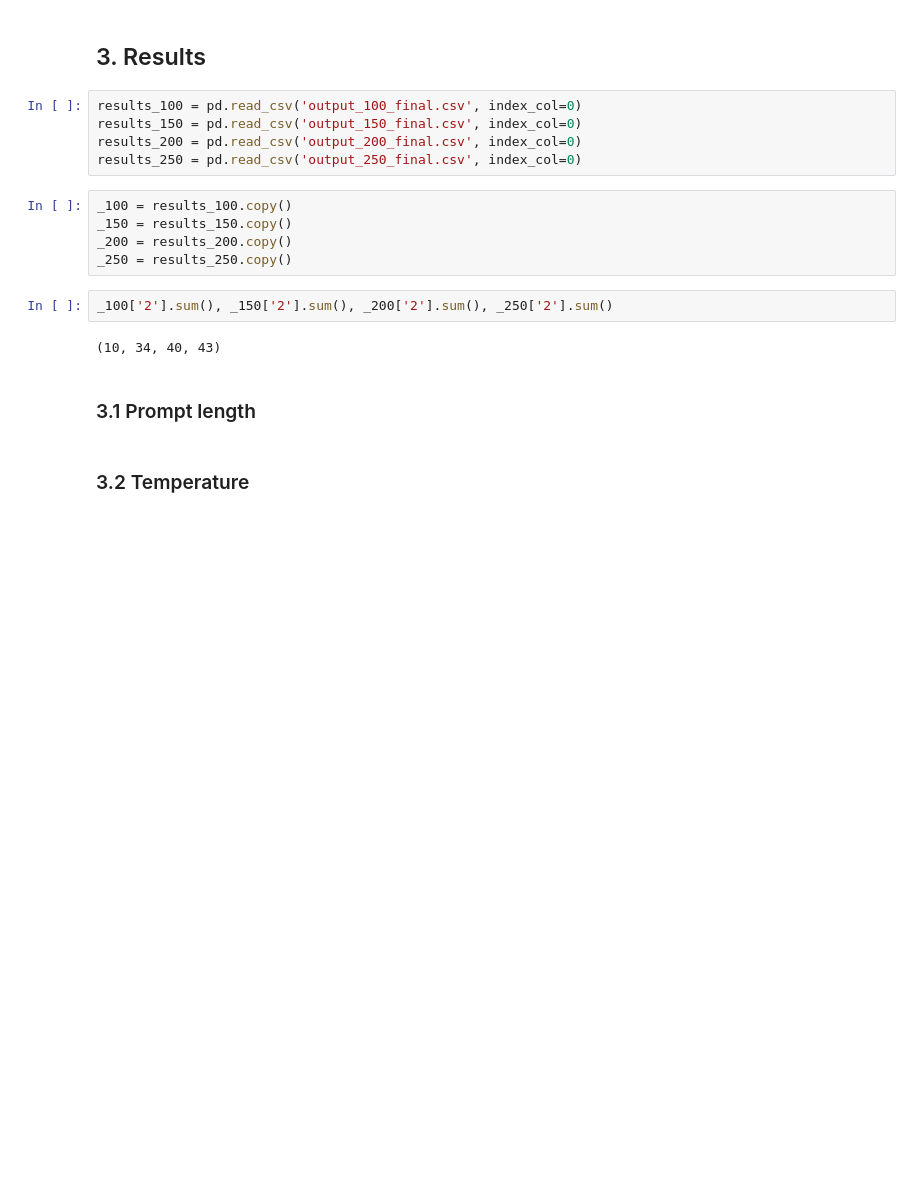
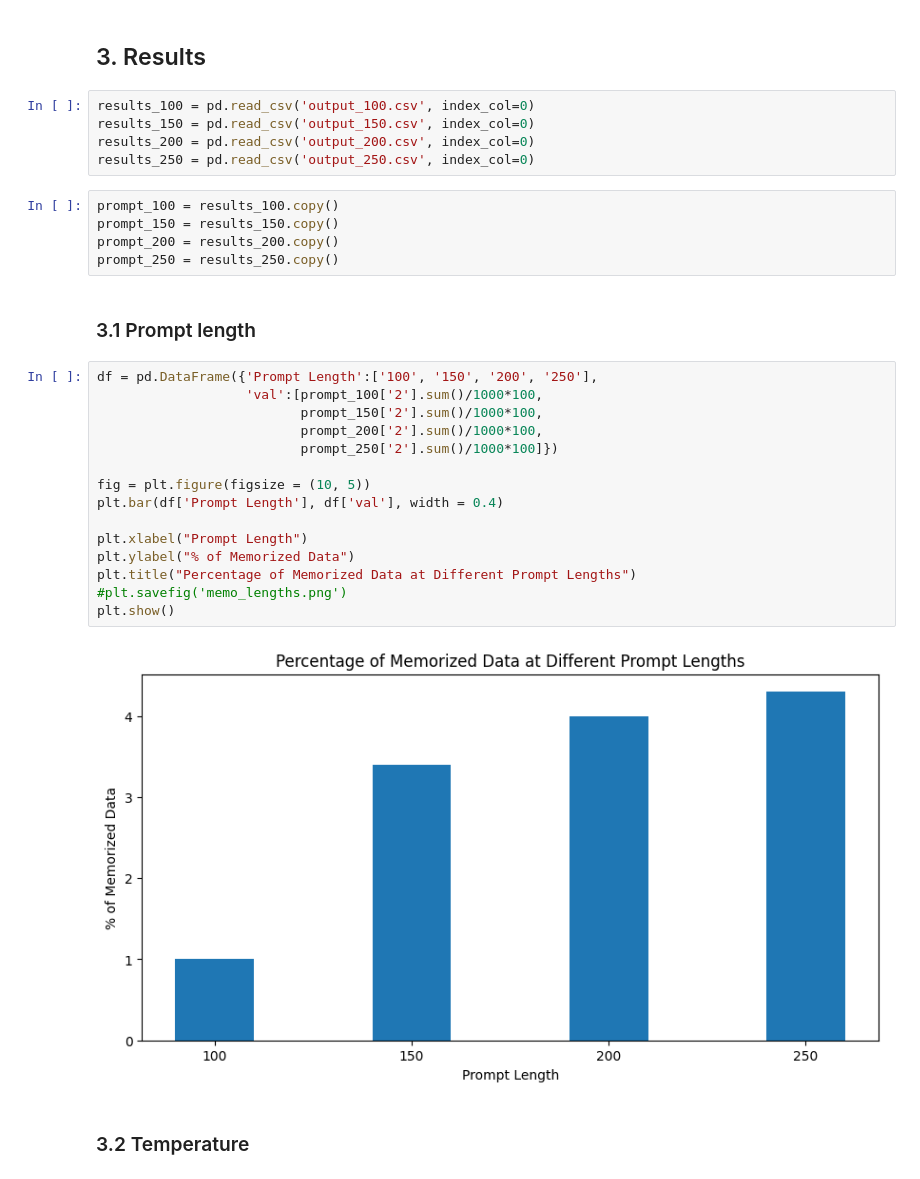
Before and after one commit to NataliaKurd/transformers_end_assignment, a Jupyter notebook: transfomers_project.ipynb, the cells around one changed output. Saved outputs shown, nothing was run; the diff lists cells and outputs as text; blank space fills up the shorter version.

```diff
--- a/transfomers_project.ipynb
+++ b/transfomers_project.ipynb
@@ -362,21 +363,34 @@ if colab:
 # %% [markdown]
 ## 3. Results
 # %%
-results_100 = pd.read_csv('output_100_final.csv', index_col=0)
-results_150 = pd.read_csv('output_150_final.csv', index_col=0)
-results_200 = pd.read_csv('output_200_final.csv', index_col=0)
-results_250 = pd.read_csv('output_250_final.csv', index_col=0)
+results_100 = pd.read_csv('output_100.csv', index_col=0)
+results_150 = pd.read_csv('output_150.csv', index_col=0)
+results_200 = pd.read_csv('output_200.csv', index_col=0)
+results_250 = pd.read_csv('output_250.csv', index_col=0)
 # %%
-_100 = results_100.copy()
-_150 = results_150.copy()
-_200 = results_200.copy()
-_250 = results_250.copy()
+prompt_100 = results_100.copy()
+prompt_150 = results_150.copy()
+prompt_200 = results_200.copy()
+prompt_250 = results_250.copy()
-# %%
-_100['2'].sum(), _150['2'].sum(), _200['2'].sum(), _250['2'].sum()
-# %% [output]
-(10, 34, 40, 43)
 # %% [markdown]
 ### 3.1 Prompt length
+# %%
+df = pd.DataFrame({'Prompt Length':['100', '150', '200', '250'],
+                   'val':[prompt_100['2'].sum()/1000*100,
+                          prompt_150['2'].sum()/1000*100,
+                          prompt_200['2'].sum()/1000*100,
+                          prompt_250['2'].sum()/1000*100]})
+
+fig = plt.figure(figsize = (10, 5))
+plt.bar(df['Prompt Length'], df['val'], width = 0.4)
+
+plt.xlabel("Prompt Length")
+plt.ylabel("% of Memorized Data")
+plt.title("Percentage of Memorized Data at Different Prompt Lengths")
+#plt.savefig('memo_lengths.png')
+plt.show()
+# %% [output]
+[figure, added]
 # %% [markdown]
 ### 3.2 Temperature
 # %%
```
Also changed, not shown: parts of 2 cells of this notebook.
